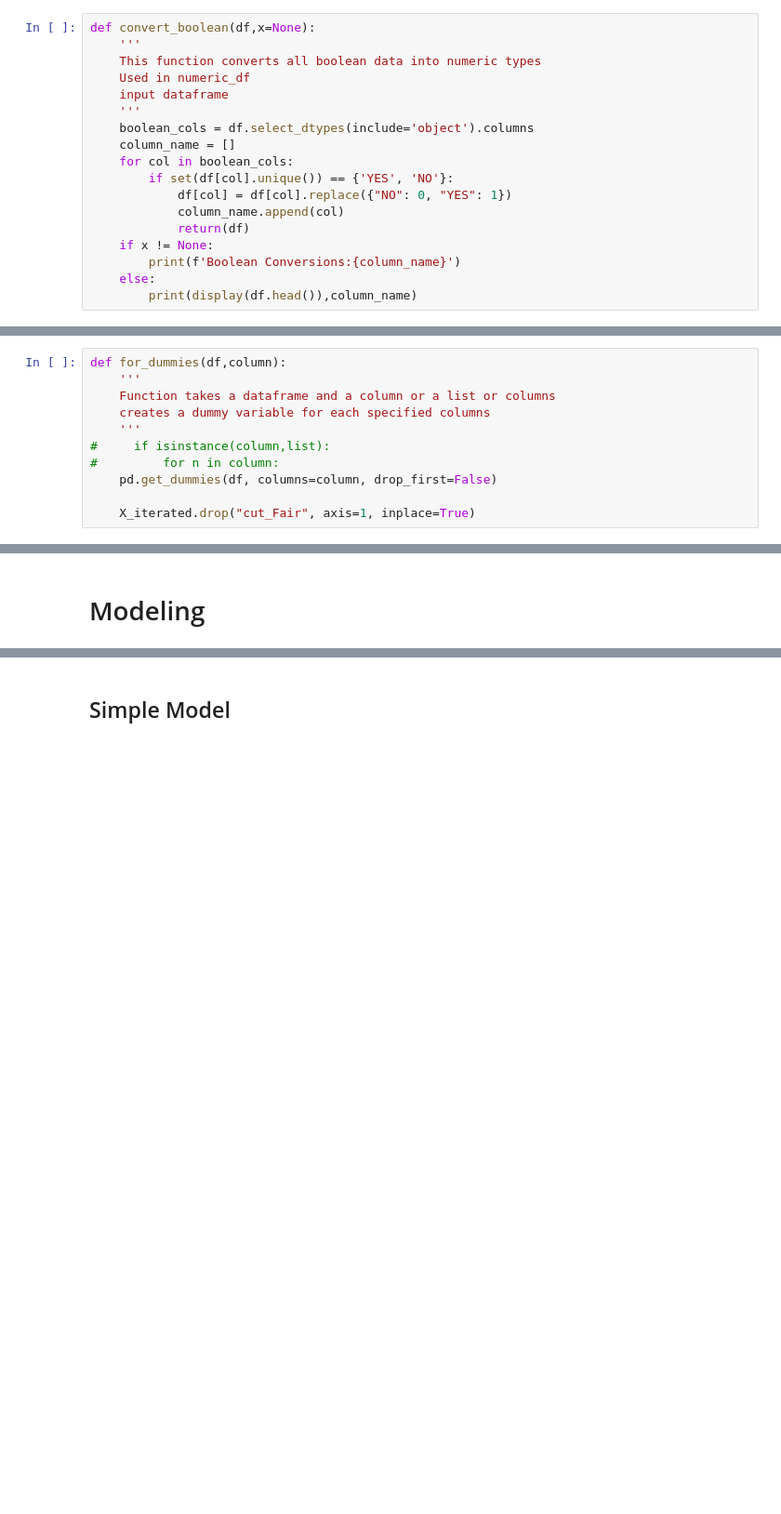
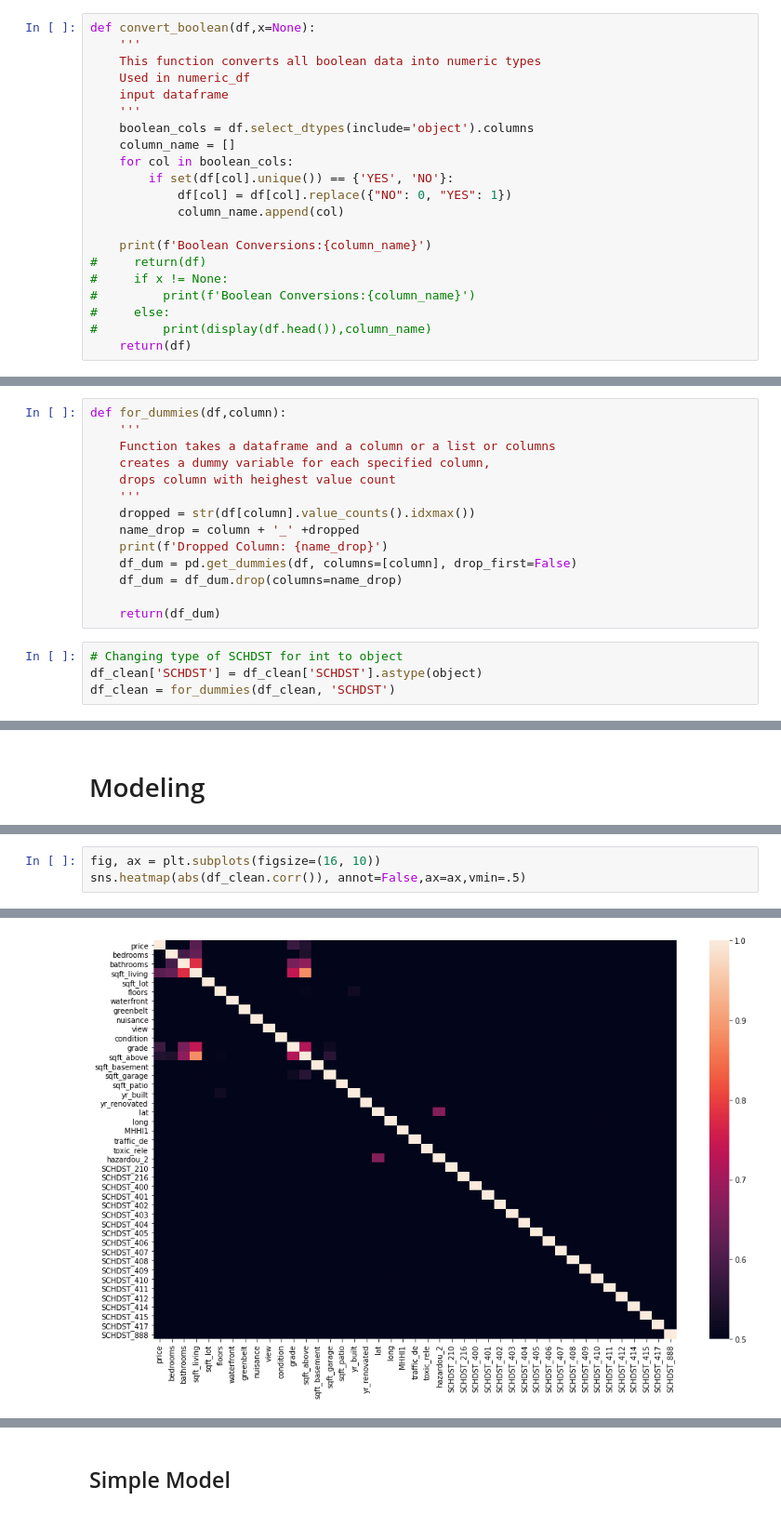
Before and after one commit to drykvf/Housing-Project, a Jupyter notebook: Keanan_code.ipynb, the cells around one changed output, grey strips where cells are left out. Shown at 93% size. Cells and saved outputs as stored; diff of their text form; blank space fills up the shorter version.

```diff
--- a/Keanan_code.ipynb
+++ b/Keanan_code.ipynb
@@ -134,10 +135,13 @@ def convert_boolean(df,x=None):
         if set(df[col].unique()) == {'YES', 'NO'}:
             df[col] = df[col].replace({"NO": 0, "YES": 1})
             column_name.append(col)
-            return(df)
-    if x != None:
-        print(f'Boolean Conversions:{column_name}')
-    else:
-        print(display(df.head()),column_name)
+
+    print(f'Boolean Conversions:{column_name}')
+#     return(df)
+#     if x != None:
+#         print(f'Boolean Conversions:{column_name}')
+#     else:
+#         print(display(df.head()),column_name)
+    return(df)
 # %%
 df_clean = convert_boolean(df_clean)
@@ -257,10 +296,17 @@ memory usage: 6.5+ MB
 def for_dummies(df,column):
     '''
     Function takes a dataframe and a column or a list or columns
-    creates a dummy variable for each specified columns
+    creates a dummy variable for each specified column,
+    drops column with heighest value count
     '''
-#     if isinstance(column,list):
-#         for n in column:
-    pd.get_dummies(df, columns=column, drop_first=False)
+    dropped = str(df[column].value_counts().idxmax())
+    name_drop = column + '_' +dropped
+    print(f'Dropped Column: {name_drop}')
+    df_dum = pd.get_dummies(df, columns=[column], drop_first=False)
+    df_dum = df_dum.drop(columns=name_drop)
 
-    X_iterated.drop("cut_Fair", axis=1, inplace=True)
+    return(df_dum)
+# %%
+# Changing type of SCHDST for int to object
+df_clean['SCHDST'] = df_clean['SCHDST'].astype(object)
+df_clean = for_dummies(df_clean, 'SCHDST')
@@ -330,0 +446,4 @@ Name: price, dtype: float64
+# %%
+fig, ax = plt.subplots(figsize=(16, 10))
+sns.heatmap(abs(df_clean.corr()), annot=False,ax=ax,vmin=.5)
+# %% [output]
@@ -330,0 +451 @@ Name: price, dtype: float64
+[figure, added]
```
Also changed, not shown: parts of 96 cells of this notebook.
